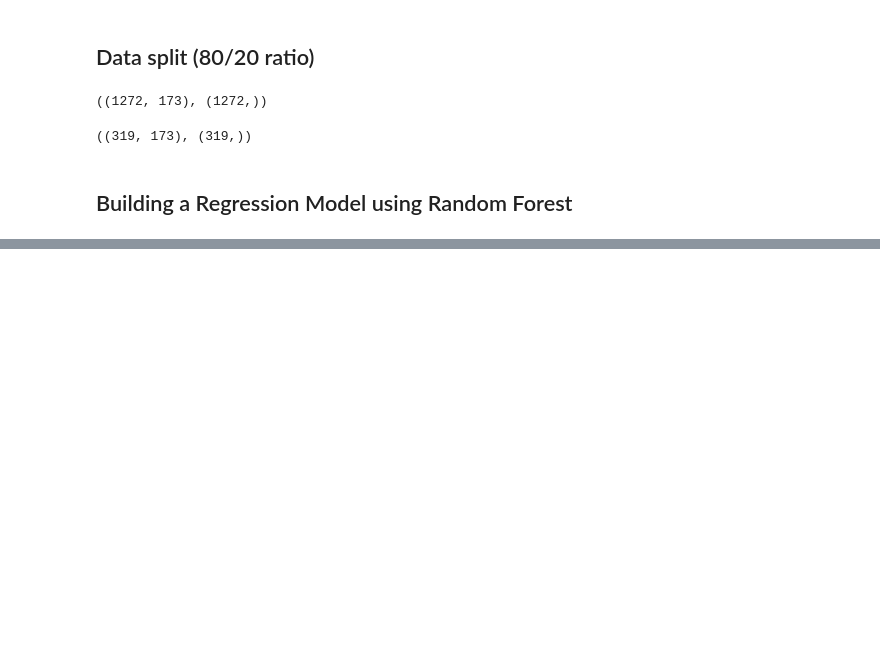
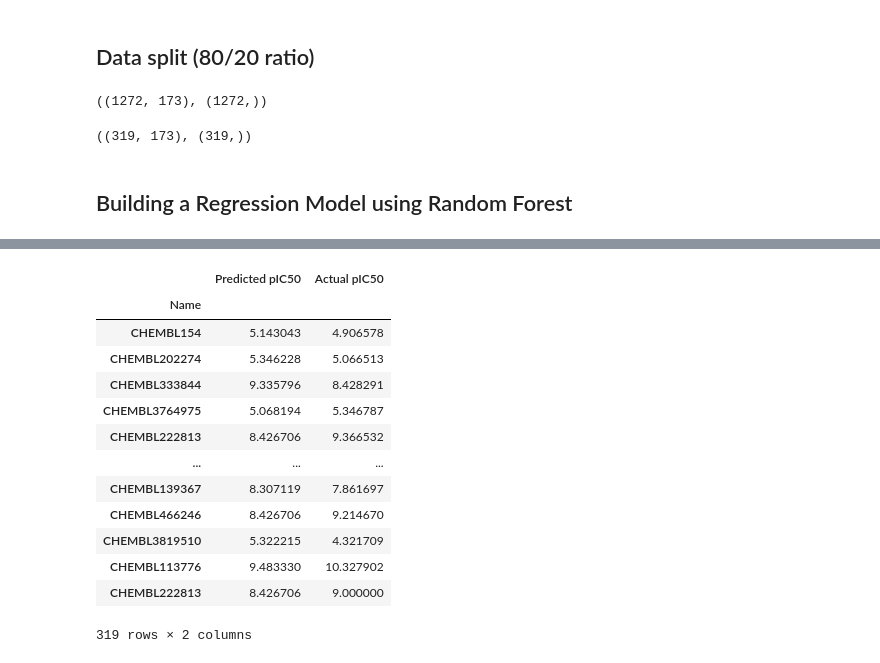
Before and after one commit to ekwok/drug-discovery, a Jupyter notebook: Part4_BuildMachineLearningModel.ipynb, the cells around one changed output, grey strips where cells are left out. Cells and saved outputs as stored; diff of their text form; code cells hidden in the pictures; blank space fills up the shorter version.

```diff
--- a/Part4_BuildMachineLearningModel.ipynb
+++ b/Part4_BuildMachineLearningModel.ipynb
@@ -121,0 +124,22 @@ Y_pred = model.predict(X_test)
+# %%
+Y_pred = model.predict(X_test)
+Y_pred = pd.DataFrame(Y_pred)
+Y_pred.index = test_idx
+pred_vs_actual = pd.concat([Y_pred, Y_test], axis=1)
+pred_vs_actual.columns = ['Predicted pIC50', 'Actual pIC50']
+pred_vs_actual
+# %% [output]
+|  | Predicted pIC50 | Actual pIC50 |
+| Name |  |  |
+| CHEMBL154 | 5.143043 | 4.906578 |
+| CHEMBL202274 | 5.346228 | 5.066513 |
+| CHEMBL333844 | 9.335796 | 8.428291 |
+| CHEMBL3764975 | 5.068194 | 5.346787 |
+| CHEMBL222813 | 8.426706 | 9.366532 |
+| ... | ... | ... |
+| CHEMBL139367 | 8.307119 | 7.861697 |
+| CHEMBL466246 | 8.426706 | 9.214670 |
+| CHEMBL3819510 | 5.322215 | 4.321709 |
+| CHEMBL113776 | 9.483330 | 10.327902 |
+| CHEMBL222813 | 8.426706 | 9.000000 |
+319 rows × 2 columns
```
Also changed, not shown: parts of 9 cells of this notebook, 4 other files.
